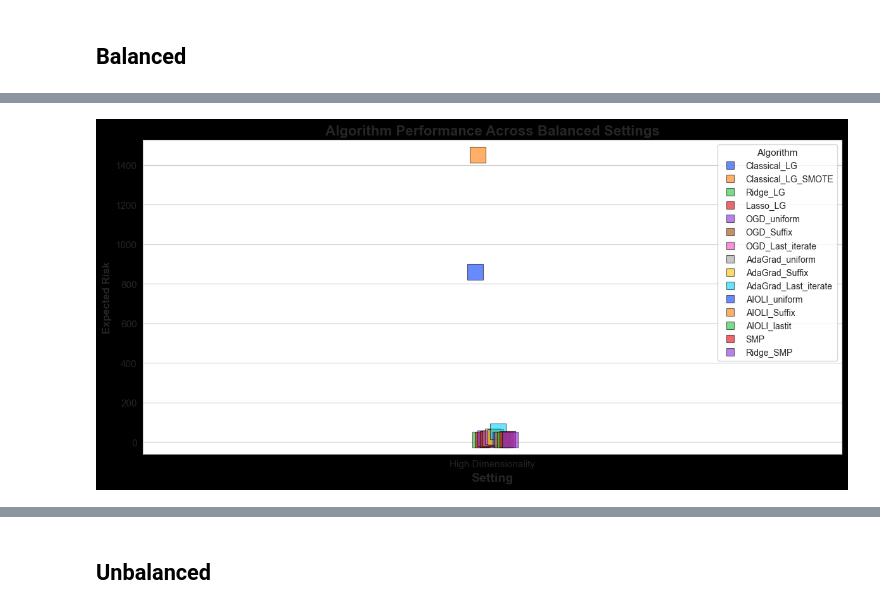
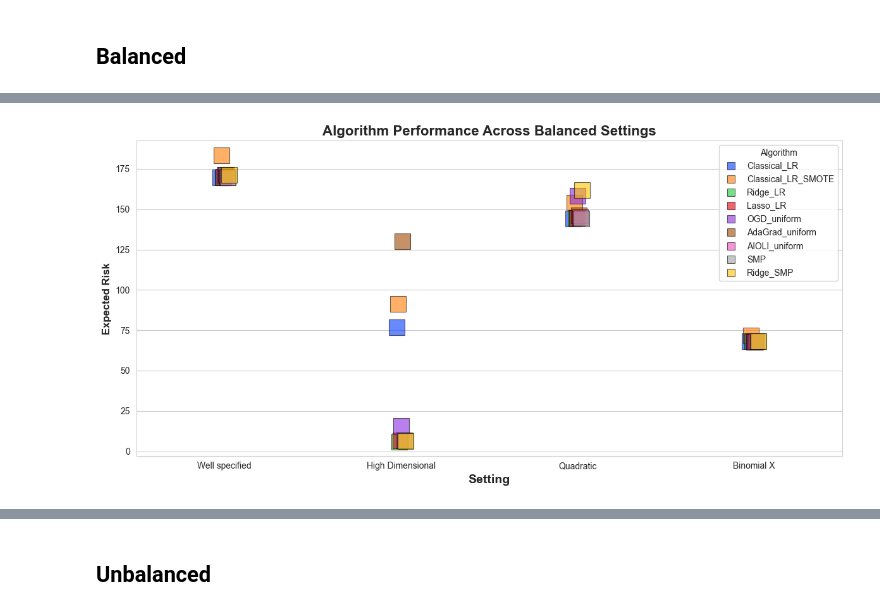
Before and after one commit to mcanela1/Thesis_Online-to-batch_Logistic-Regression, a Jupyter notebook: Algorithms.ipynb, the cells around one changed output, grey strips where cells are left out. Cells and saved outputs as stored; diff of their text form; code cells hidden in the pictures.

```diff
--- a/Algorithms.ipynb
+++ b/Algorithms.ipynb
@@ -1208,7 +1200,7 @@ def hyperparameter_analysis(setting, algorithm, evaluated_parameter, balanced =
             plt.close()
     return
 # %%
-settings = ["well specified", "hazan 1-dimensional", "quadratic", "binary_x"]
+settings = ["well specified", "hazan 1-dimensional", "quadratic", "binomial_x"]
 # %% [markdown]
 ## Hyperparameter analysis
 # %%
@@ -2066,13 +2000,12 @@ compare_settings(
 # %% [markdown]
 ## Balanced
 # %%
-binary = SimulationConfig(
-    sim_setting = "binary_x",
-    n = 100,
-    runs = 10,
+binomial = SimulationConfig(
+    sim_setting = "binomial_x",
+    n = 200,
     d = 1
 )
 
-binary_result = run_simulation(binary)
-print_results(binary_result)
+binomial_result = run_simulation(binomial)
+print_results(binomial_result)
 # %% [output]
@@ -2171,8 +2139,6 @@ plot_results(well_specified_result, n =100)
 high_dimensional = SimulationConfig(
     sim_setting = "high dimensional",
     n = 20,
-    d = 25
+    d = 25,
+    runs = 20
 )
-
-high_dimensional_result = run_simulation(high_dimensional)
-print_results(high_dimensional_result)
@@ -2352,15 +2340,21 @@ Test set
 # %%
-settings_results = {
+settings_results1 = {
     # "Well specified": well_specified_result,
     # "High Dimensional": high_dimensional_result,
     "High Dimensionality": high_dimensionality_result,
     # "Quadratic": quadratic_result,
-    # "Binomial X": binary_result
+    # "Binomial X": binomial_result
 }
+settings_results = {
+    "Well specified": well_specified_result,
+    "High Dimensional": high_dimensional_result,
+    # "High Dimensionality": high_dimensionality_result,
+    "Quadratic": quadratic_result,
+    "Binomial X": binomial_result
+}
 # %%
-
 compare_settings(
-    settings_results
+    settings_results, selected_algorithms= [ "Classical_LR", "Classical_LR_SMOTE","Ridge_LR","Lasso_LR","OGD_uniform","AdaGrad_uniform","AIOLI_uniform","SMP","Ridge_SMP"]
 )
 # %% [output]
-[figure, old version]
+[figure, new version]
```
Also changed, not shown: parts of 67 cells of this notebook.
